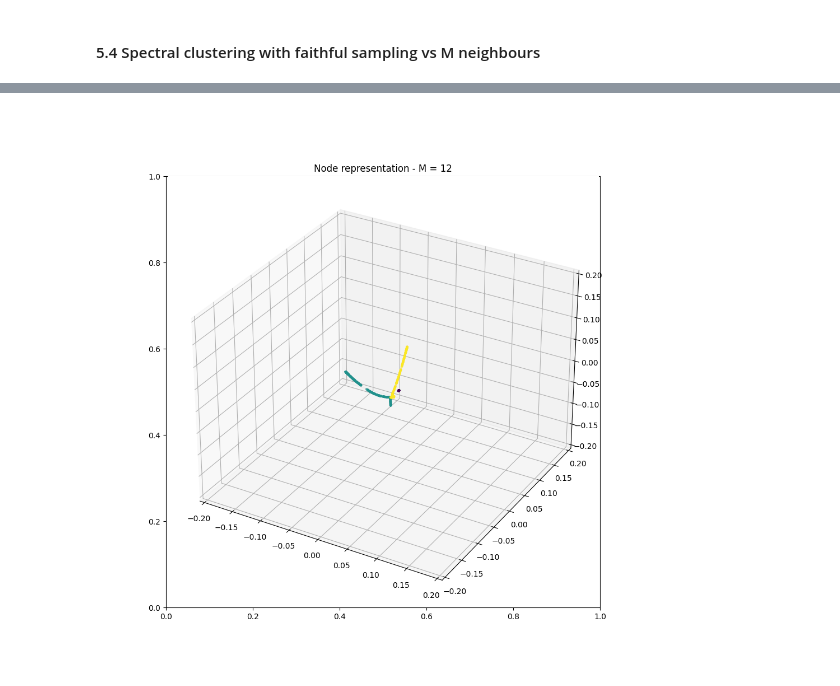
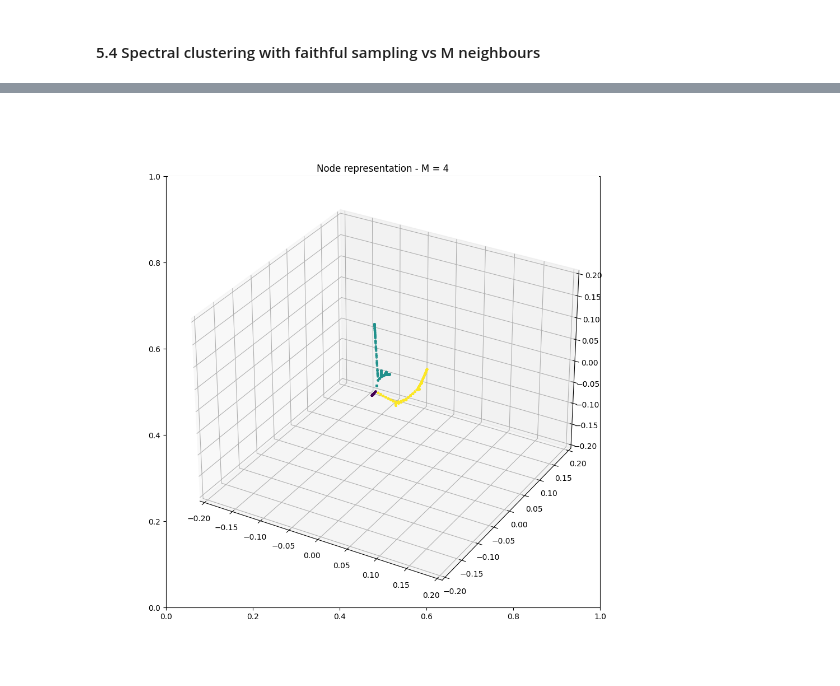
Before and after one commit to WronaPatryk/MLonGraphs, a Jupyter notebook: Project1/spectral_clustering_basic.ipynb, the cells around one changed output, grey strips where cells are left out. Cells and saved outputs as stored; diff of their text form; code cells hidden in the pictures.

Commit message:
Finished refactoring + graph visualization

```diff
--- a/Project1/spectral_clustering_basic.ipynb
+++ b/Project1/spectral_clustering_basic.ipynb
@@ -588,2 +582,0 @@ array([3, 3, 3, ..., 2, 2, 2])
-# %%
-nr = spectralNR(X, n_of_clusters = 3, M=int(m), nodeRepresentationDim=3)
@@ -706,24 +675,5 @@ Error:
 # %%
-fig, ax = plt.subplots(1, 1)
-fig.set_size_inches(10,10,10)
-
-ax = fig.add_subplot(111, projection='3d')
-
-ax.clear()
-
-m = 12
-
-nr = spectralNR(X, n_of_clusters = 3, M=int(m), nodeRepresentationDim=3)
-
-ax.scatter(nr[:,0], nr[:,1], nr[:,2], marker='.', c = labels[0])
-
-
-ax.set_title("Node representation - M = 12")
-
-ax.set_xlim([-0.2, 0.2])
-ax.set_ylim([-0.2, 0.2])
-ax.set_zlim([-0.2, 0.2])
-
-plt.show()
+# Plotting representation for M = 4
+plotDataRepresentationForMNeighbours(4)
 # %% [output]
-[figure, old version]
+[figure, new version]
```
Also changed, not shown: parts of 14 cells of this notebook.
